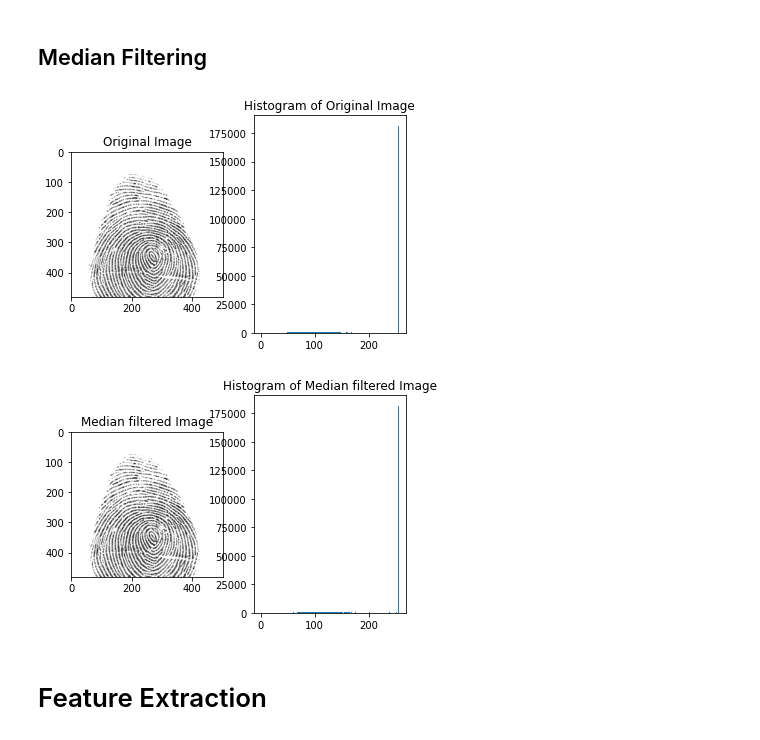
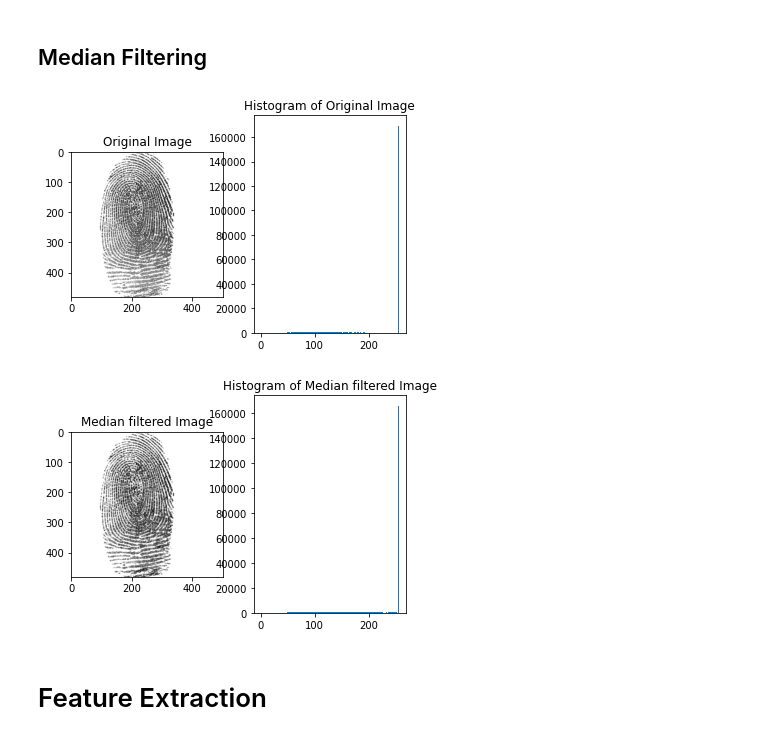
Before and after one commit to ndmch3w/FingerprintBiometric, a Jupyter notebook: biometric.ipynb, the cells around one changed output. Saved outputs shown, nothing was run; the diff lists cells and outputs as text; code cells hidden in the pictures.

```diff
--- a/biometric.ipynb
+++ b/biometric.ipynb
@@ -105,7 +107,7 @@ All images are in the size 504x480
 plt.figure()
 
 # Assuming data is your set of images
-img_test = image_data[30]  # Change index according to your dataset
+img_test = image_data[47]  # Change index according to your dataset
 
 # Plot original image and its histogram
 plt.subplot(121)
@@ -130,11 +132,11 @@ plt.figure()
 
 # Plot CLAHE-enhanced image and its histogram for the same index
 plt.subplot(121)
-plt.imshow(image_data[30], cmap='gray')
+plt.imshow(image_data[47], cmap='gray')
 plt.title('CLAHE Enhanced Image')
 
 plt.subplot(122)
-plt.hist(image_data[30].ravel(), 256, [0, 256])
+plt.hist(image_data[47].ravel(), 256, [0, 256])
 plt.title('Histogram of CLAHE Enhanced Image')
 
 plt.show()
@@ -144,41 +146,38 @@ plt.show()
 # %% [markdown]
 ## Median Filtering
 # %%
-# Assuming real_img_set is your original set of images
-img_test = image_data[77]
-
 plt.figure()
 
 # Plot original image and its histogram
 plt.subplot(121)
 plt.imshow(img_test, cmap='gray')
 plt.title('Original Image')
 
 plt.subplot(122)
 plt.hist(img_test.ravel(), 256, [0, 256])
 plt.title('Histogram of Original Image')
 
 plt.show()
 
 
 for i in range(len(image_data)):
     new = cv2.medianBlur(image_data[i], 3)
     image_data[i] = new
 
 plt.figure()
 
 plt.subplot(121)
-plt.imshow(image_data[77], cmap='gray')
+plt.imshow(image_data[47], cmap='gray')
 plt.title('Median filtered Image')
 
 plt.subplot(122)
-plt.hist(image_data[77].ravel(), 256, [0, 256])
+plt.hist(image_data[47].ravel(), 256, [0, 256])
 plt.title('Histogram of Median filtered Image')
 
 plt.show()
 # %% [output]
-[figure, old version]
+[figure, new version]
-[figure, old version]
+[figure, new version]
 # %% [markdown]
 # Feature Extraction
 # %%
```
Also changed, not shown: parts of 9 cells of this notebook.
